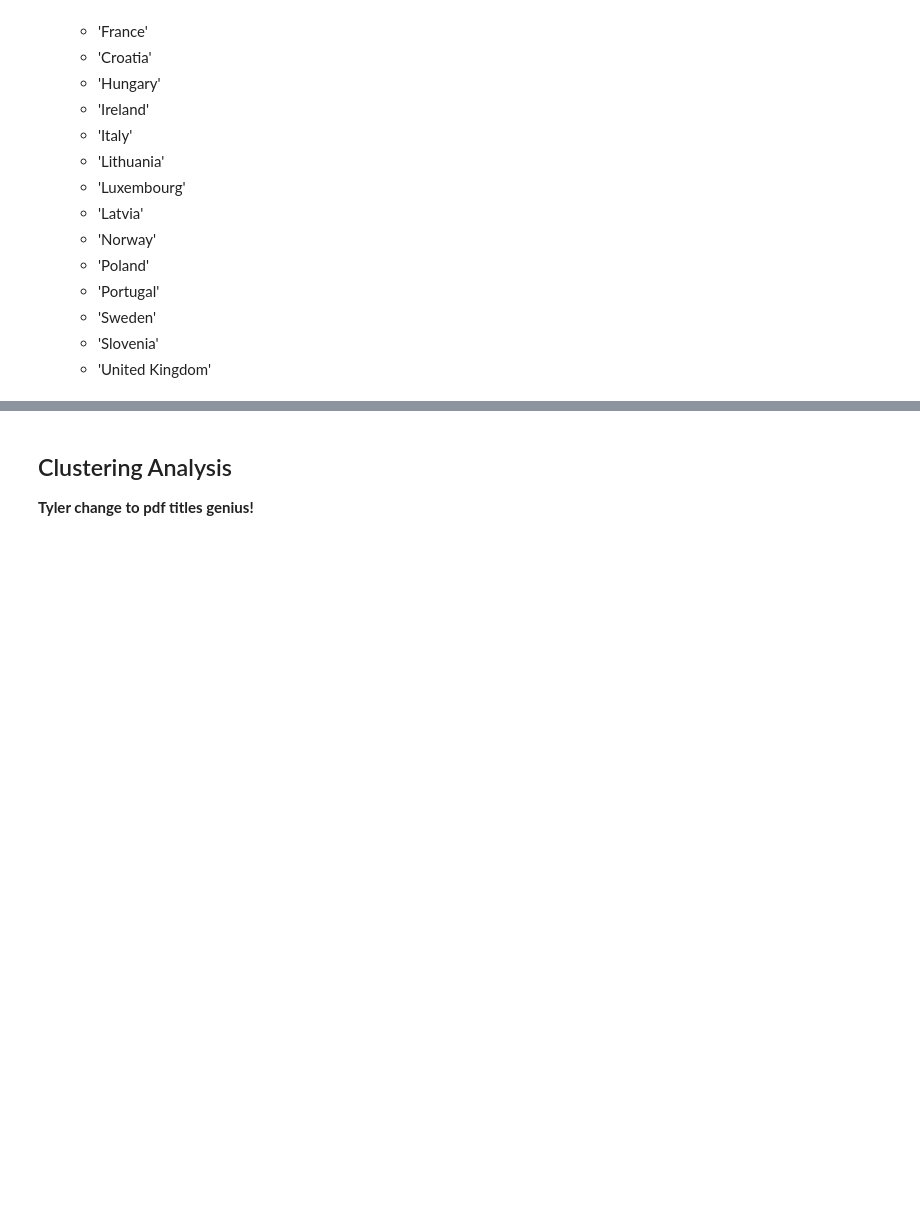
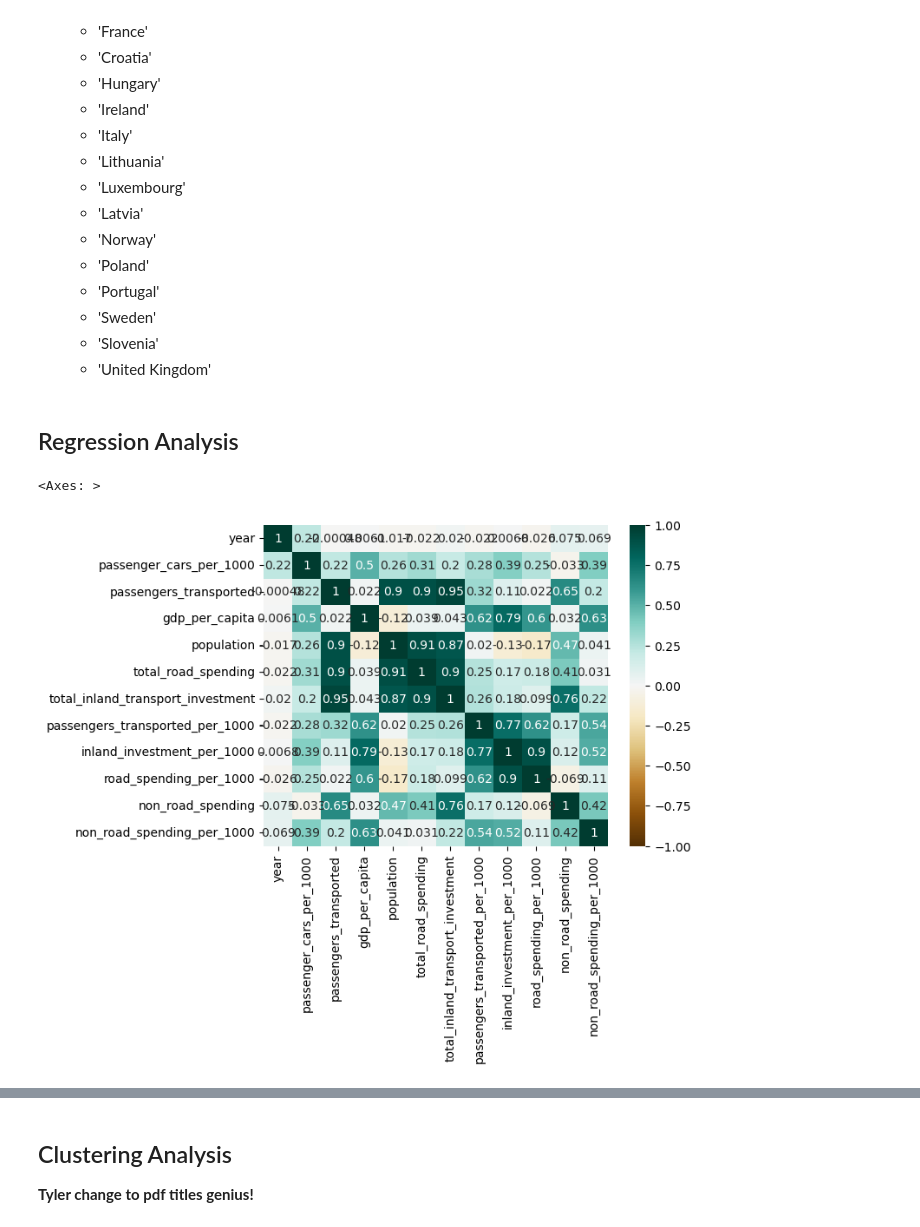
Before and after one commit to emanmozaffar/si618-final-project, a Jupyter notebook: final_submission.ipynb, the cells around one changed output, grey strips where cells are left out. Cells and saved outputs as stored; diff of their text form; code cells hidden in the pictures; blank space fills up the shorter version.

```diff
--- a/final_submission.ipynb
+++ b/final_submission.ipynb
@@ -895,3 +904,10 @@ for column in columns_to_plot:
     - 'Sweden'
     - 'Slovenia'
     - 'United Kingdom'
+# %% [markdown]
+## Regression Analysis
+# %%
+sns.heatmap(transportation_data.corr(numeric_only=True), vmin=-1, vmax=1, annot=True, cmap='BrBG')
+# %% [output]
+<Axes: >
+[figure, added]
```
Also changed, not shown: parts of 32 cells of this notebook.
